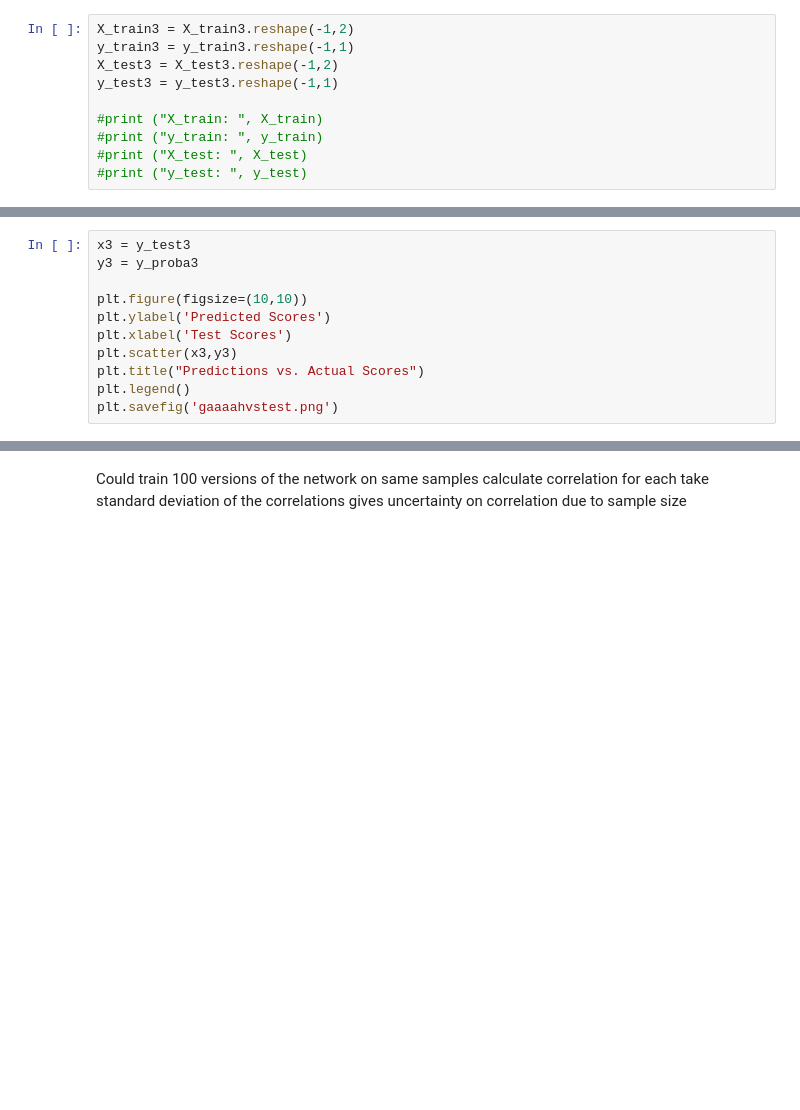
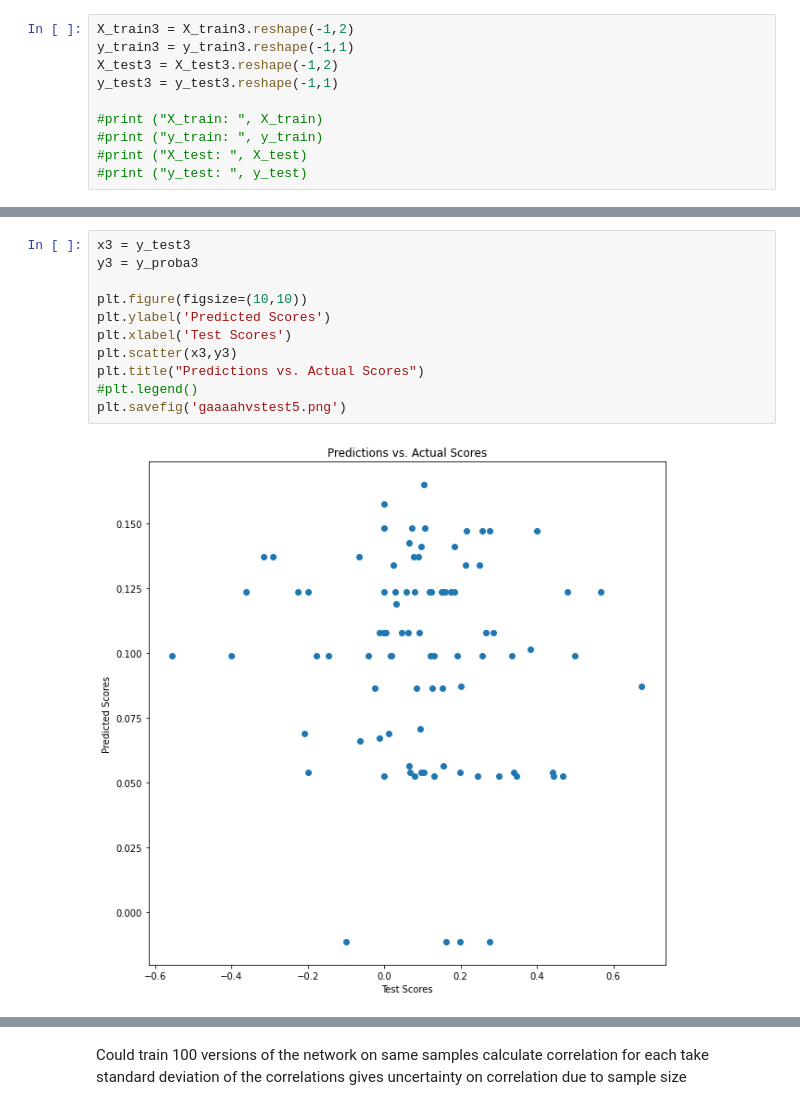
Before and after one commit to JillianMellen/NLP, a Jupyter notebook: SAwithKerasV3.ipynb, the cells around one changed output, grey strips where cells are left out. Cells and saved outputs as stored; diff of their text form; blank space fills up the shorter version.

Commit message:
Now with more plots!

```diff
--- a/SAwithKerasV3.ipynb
+++ b/SAwithKerasV3.ipynb
@@ -76,14 +116,16 @@ print(y_proba3)
 # %%
 x3 = y_test3
 y3 = y_proba3
 
 plt.figure(figsize=(10,10))
 plt.ylabel('Predicted Scores')
 plt.xlabel('Test Scores')
 plt.scatter(x3,y3)
 plt.title("Predictions vs. Actual Scores")
-plt.legend()
-plt.savefig('gaaaahvstest.png')
+#plt.legend()
+plt.savefig('gaaaahvstest5.png')
+# %% [output]
+[figure, added]
 # %%
 
 stats.pearsonr(y3.flatten(), x3.flatten())[0]
```
Also changed, not shown: parts of 17 cells of this notebook.
